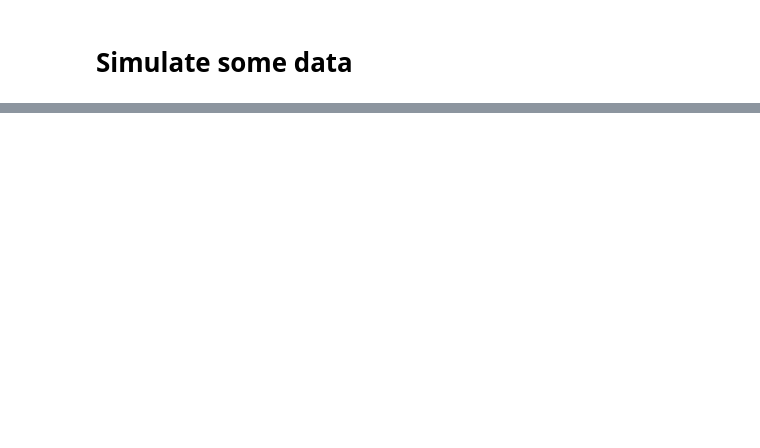
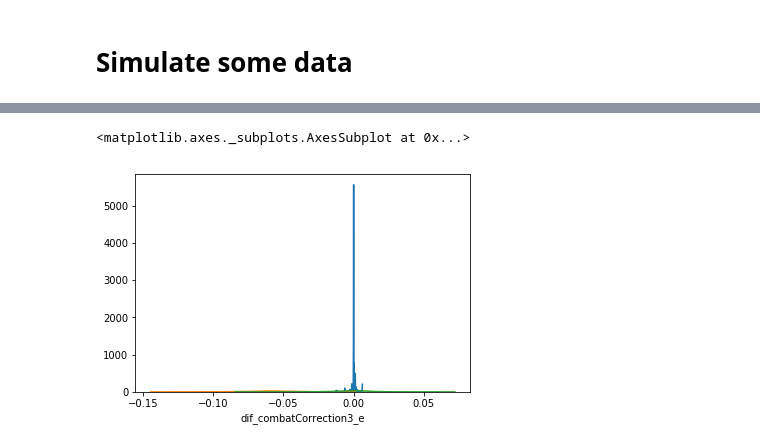
Before and after one commit to nih-fmrif/nielson_abcd_2018, a Jupyter notebook: simulation.ipynb, the cells around one changed output, grey strips where cells are left out. Saved outputs shown, nothing was run; the diff lists cells and outputs as text; code cells hidden in the pictures; blank space fills up the shorter version.

```diff
--- a/simulation.ipynb
+++ b/simulation.ipynb
@@ -521,0 +555,6 @@ cb_var_res = joblib.Parallel(n_jobs=n_jobs)(joblib.delayed(function)(*pp) for pp
+# %%
+res = pd.read_csv('simulation_output.csv', names=['number_of_simulation', 'n_class', 'train_test_ratio',
+                                                  'score_raw_r', 'score_raw_e', 'score_combatCorrection1_r',
+                                                  'score_combatCorrection1_e', 'score_combatCorrection2_r',
+                                                  'score_combatCorrection2_e', 'score_combatCorrection3_r',
+                                                  'score_combatCorrection3_e'])
@@ -521,0 +581,4 @@ cb_var_res = joblib.Parallel(n_jobs=n_jobs)(joblib.delayed(function)(*pp) for pp
+# %%
+res['dif_combatCorrection1_e'] = res.score_combatCorrection1_e - res.score_raw_e
+res['dif_combatCorrection2_e'] = res.score_combatCorrection2_e - res.score_raw_e
+res['dif_combatCorrection3_e'] = res.score_combatCorrection3_e - res.score_raw_e
@@ -521,0 +589,7 @@ cb_var_res = joblib.Parallel(n_jobs=n_jobs)(joblib.delayed(function)(*pp) for pp
+# %%
+sns.distplot(res['dif_combatCorrection1_e'])
+sns.distplot(res['dif_combatCorrection2_e'])
+sns.distplot(res['dif_combatCorrection3_e'])
+# %% [output]
+<matplotlib.axes._subplots.AxesSubplot at 0x...>
+[figure, added]
```
Also changed, not shown: parts of 16 cells of this notebook, 1 other file.
